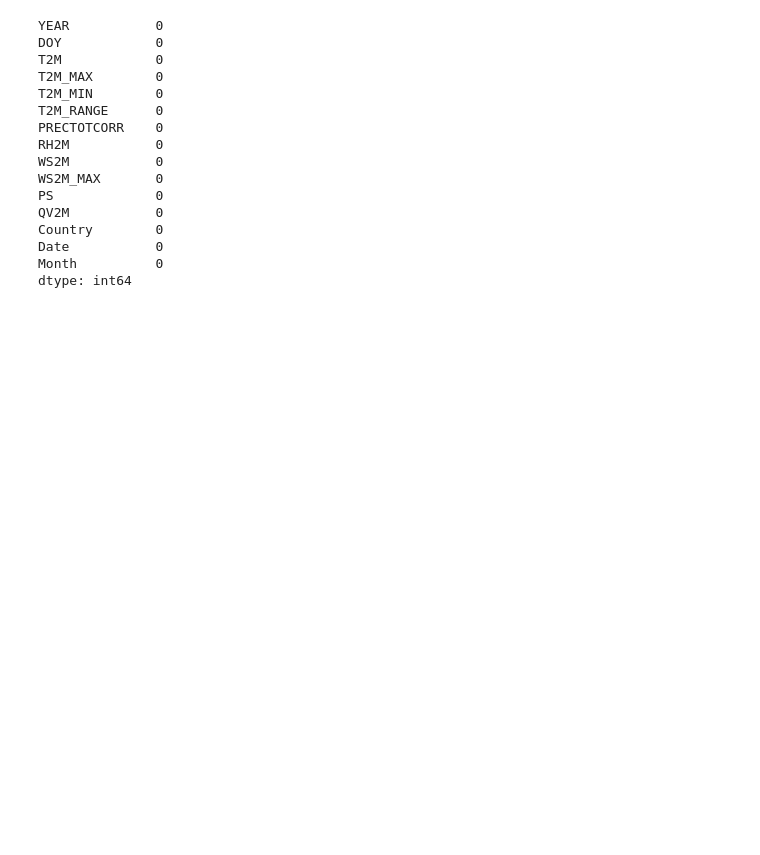
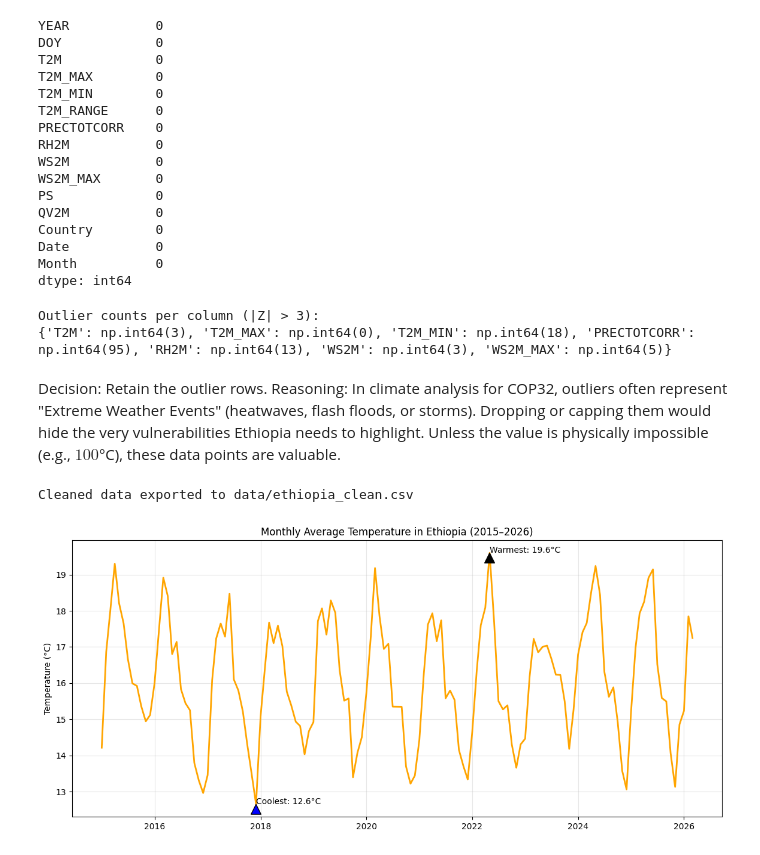
Before and after one commit to Sifen1995/climate-challenge-week0, a Jupyter notebook: notebooks/ethiopia_eda.ipynb, the cells around one changed output. Drawn from its saved outputs; the diff is of its cells as text; code cells hidden in the pictures; blank space fills up the shorter version.

```diff
--- a/notebooks/ethiopia_eda.ipynb
+++ b/notebooks/ethiopia_eda.ipynb
@@ -76,3 +70,65 @@ Country        0
 Date           0
 Month          0
 dtype: int64
+# %%
+##Outlier Detection & Basic Cleaning
+
+# List of columns to check
+cols_to_check = ['T2M', 'T2M_MAX', 'T2M_MIN', 'PRECTOTCORR', 'RH2M', 'WS2M', 'WS2M_MAX']
+
+# Dictionary to store counts
+outlier_counts = {}
+
+for col in cols_to_check:
+    # Calculate Z-score
+    z_scores = np.abs(stats.zscore(df[col], nan_policy='omit'))
+    # Count where Z > 3
+    outlier_counts[col] = (z_scores > 3).sum()
+
+print("Outlier counts per column (|Z| > 3):")
+print(outlier_counts)
+# %% [output]
+Outlier counts per column (|Z| > 3):
+{'T2M': np.int64(3), 'T2M_MAX': np.int64(0), 'T2M_MIN': np.int64(18), 'PRECTOTCORR': np.int64(95), 'RH2M': np.int64(13), 'WS2M': np.int64(3), 'WS2M_MAX': np.int64(5)}
+# %% [markdown]
+Decision: Retain the outlier rows.
+Reasoning: In climate analysis for COP32, outliers often represent "Extreme Weather Events" (heatwaves, flash floods, or storms). Dropping or capping them would hide the very vulnerabilities Ethiopia needs to highlight. Unless the value is physically impossible (e.g., $100$°C), these data points are valuable.
+# %%
+# 1. Drop rows if more than 30% of columns are missing
+threshold = len(df.columns) * 0.3
+df.dropna(thresh=int(len(df.columns) - threshold), axis=0, inplace=True)
+
+# 2. Forward-fill remaining gaps (weather is usually similar to the previous day)
+df.fillna(method='ffill', inplace=True)
+
+# 3. Export to Clean CSV
+# Ensure the 'data/' folder exists
+os.makedirs('../data', exist_ok=True)
+df.to_csv('../data/ethiopia_clean.csv', index=False)
+print("Cleaned data exported to data/ethiopia_clean.csv")
+# %% [output]
+Cleaned data exported to data/ethiopia_clean.csv
+# %%
+import matplotlib.pyplot as plt
+
+# Group by Month/Year for smoother trends
+df_monthly = df.groupby(['YEAR', 'Month'])['T2M'].mean().reset_index()
+# Create a temporary Date column for plotting
+df_monthly['PlotDate'] = pd.to_datetime(df_monthly['YEAR'].astype(str) + '-' + df_monthly['Month'].astype(str) + '-01')
+
+plt.figure(figsize=(14, 6))
+plt.plot(df_monthly['PlotDate'], df_monthly['T2M'], color='orange', linewidth=2)
+
+# Annotate Max/Min
+warmest = df_monthly.loc[df_monthly['T2M'].idxmax()]
+coolest = df_monthly.loc[df_monthly['T2M'].idxmin()]
+
+plt.annotate(f'Warmest: {warmest["T2M"]:.1f}°C', xy=(warmest['PlotDate'], warmest['T2M']), arrowprops=dict(facecolor='black', shrink=0.05))
+plt.annotate(f'Coolest: {coolest["T2M"]:.1f}°C', xy=(coolest['PlotDate'], coolest['T2M']), arrowprops=dict(facecolor='blue', shrink=0.05))
+
+plt.title('Monthly Average Temperature in Ethiopia (2015–2026)')
+plt.ylabel('Temperature (°C)')
+plt.grid(True, alpha=0.3)
+plt.show()
+# %% [output]
+[figure, added]
```
Also changed, not shown: parts of 8 cells of this notebook.
